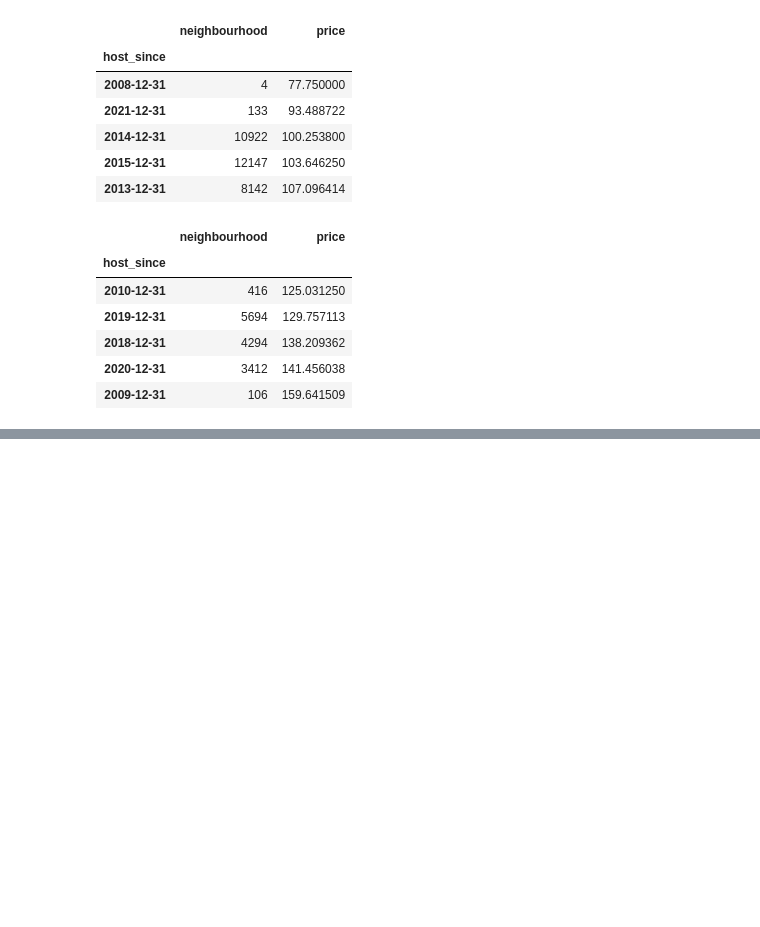
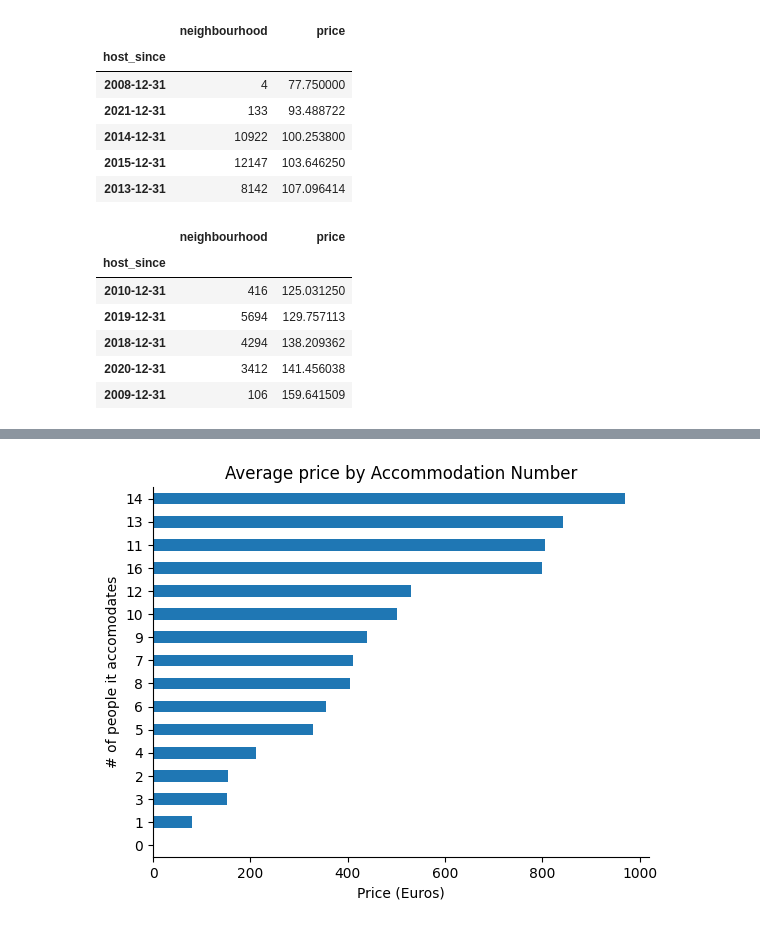
Before and after one commit to gtshinde/airbnb_python_analysis, a Jupyter notebook: airbnb_notebook.ipynb, the cells around one changed output, grey strips where cells are left out. Cells and saved outputs as stored; diff of their text form; code cells hidden in the pictures; blank space fills up the shorter version.

```diff
--- a/airbnb_notebook.ipynb
+++ b/airbnb_notebook.ipynb
@@ -272,0 +305,13 @@ paris_listings_over_time.tail()
+# %%
+(paris_listings_accomodations
+    .plot
+    .barh(
+        title = "Average price by Accommodation Number"
+        ,xlabel = "Price (Euros)"
+        ,ylabel = "# of people it accomodates"
+        ,legend = None
+    )
+)
+sns.despine()
+# %% [output]
+[figure, added]
```
Also changed, not shown: parts of 14 cells of this notebook.
